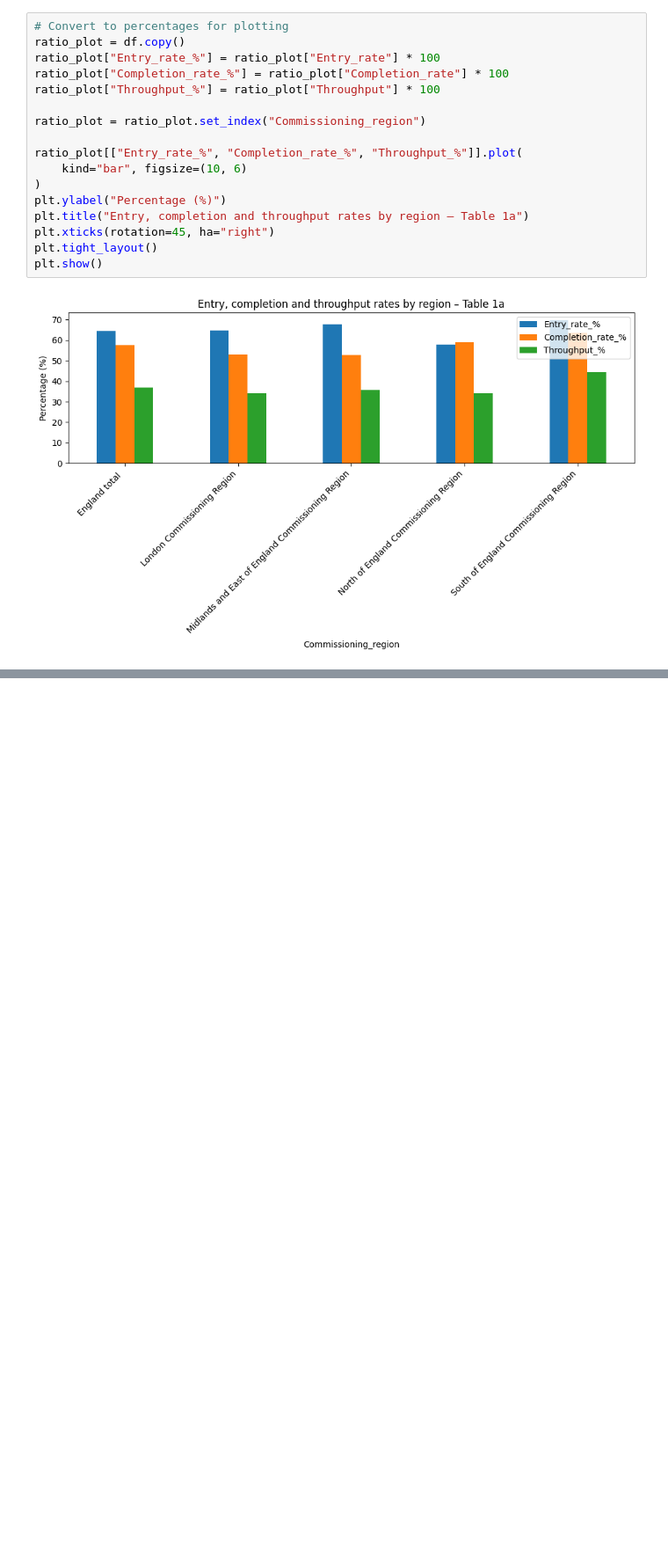
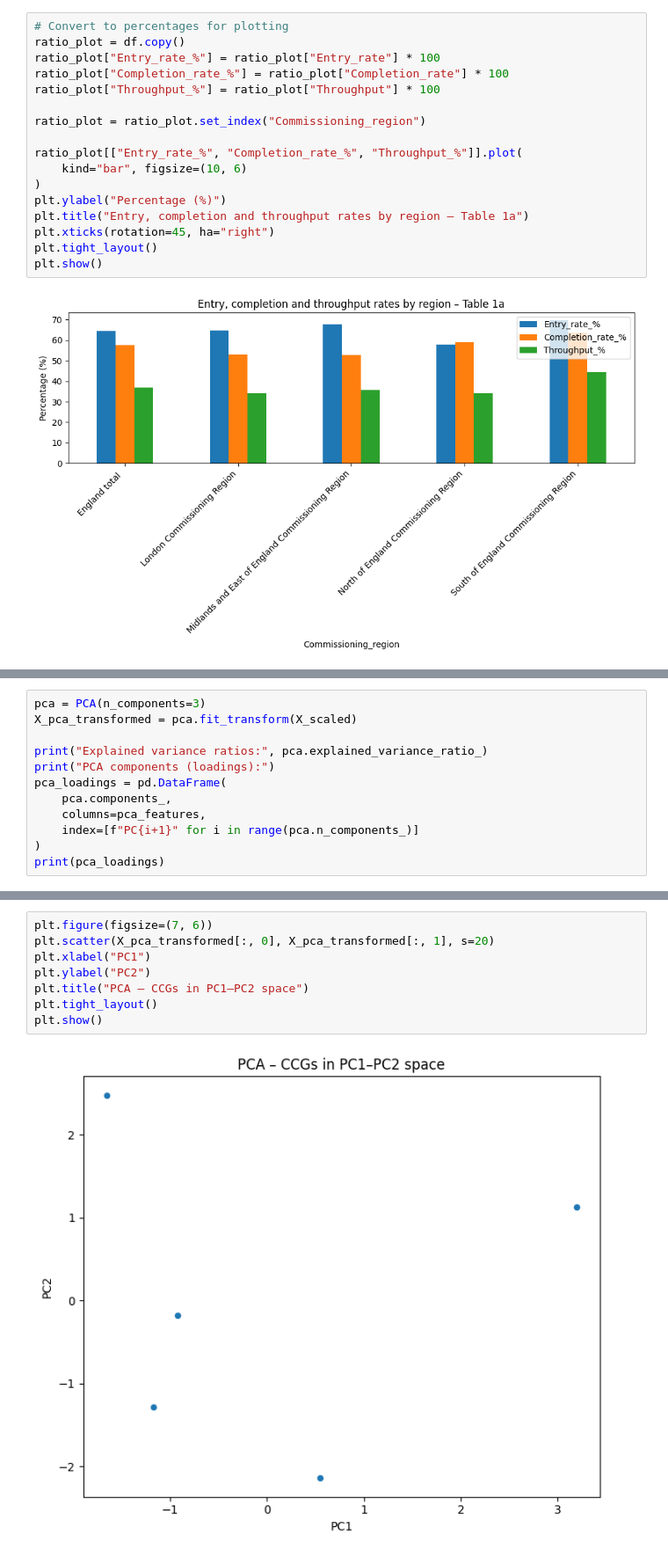
Before and after one commit to DarthJkid/IAPT-Data-Mining-Mini-Project, a Jupyter notebook: 1A_Plotting.ipynb, the cells around one changed output, grey strips where cells are left out. Shown: that part at 88% size. Drawn from its saved outputs; the diff is of its cells as text; blank space fills up the shorter version.

```diff
--- a/1A_Plotting.ipynb
+++ b/1A_Plotting.ipynb
@@ -180,0 +154,12 @@ plt.show()
+# %%
+pca = PCA(n_components=3)
+X_pca_transformed = pca.fit_transform(X_scaled)
+
+print("Explained variance ratios:", pca.explained_variance_ratio_)
+print("PCA components (loadings):")
+pca_loadings = pd.DataFrame(
+    pca.components_,
+    columns=pca_features,
+    index=[f"PC{i+1}" for i in range(pca.n_components_)]
+)
+print(pca_loadings)
@@ -180,0 +178,10 @@ plt.show()
+# %%
+plt.figure(figsize=(7, 6))
+plt.scatter(X_pca_transformed[:, 0], X_pca_transformed[:, 1], s=20)
+plt.xlabel("PC1")
+plt.ylabel("PC2")
+plt.title("PCA – CCGs in PC1–PC2 space")
+plt.tight_layout()
+plt.show()
+# %% [output]
+[figure, added]
```
Also changed, not shown: parts of 4 cells of this notebook, 1 other file.
